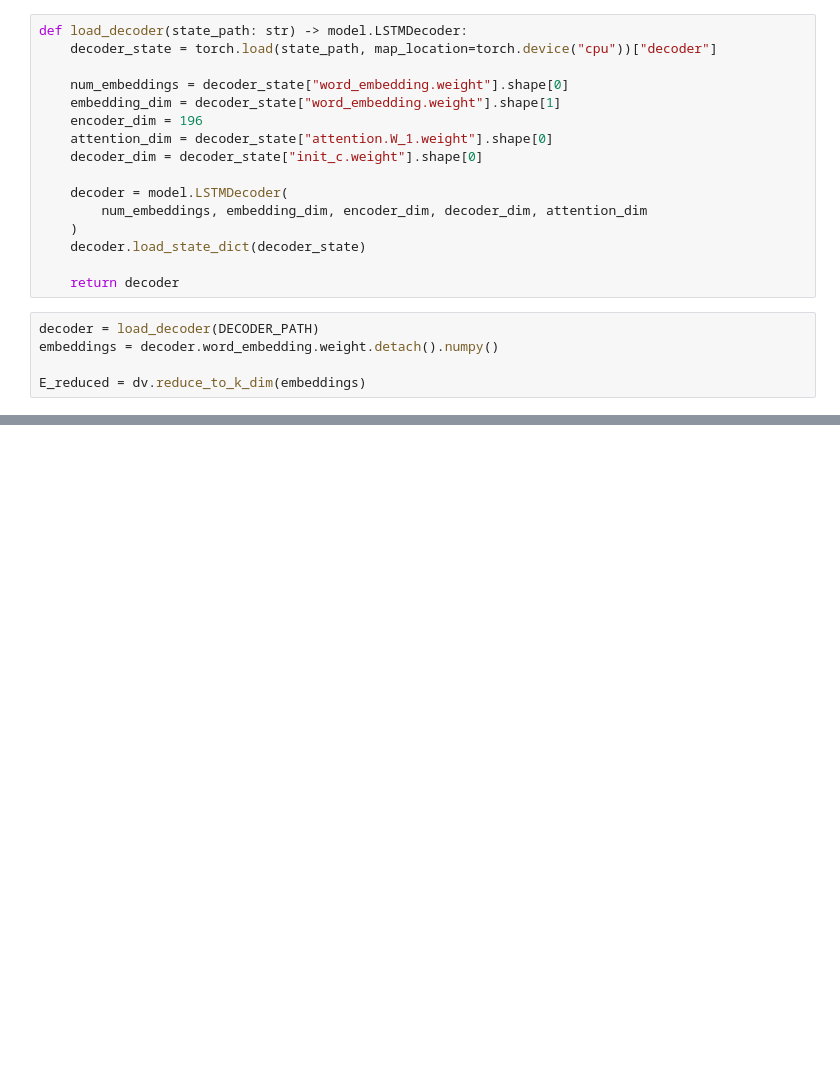
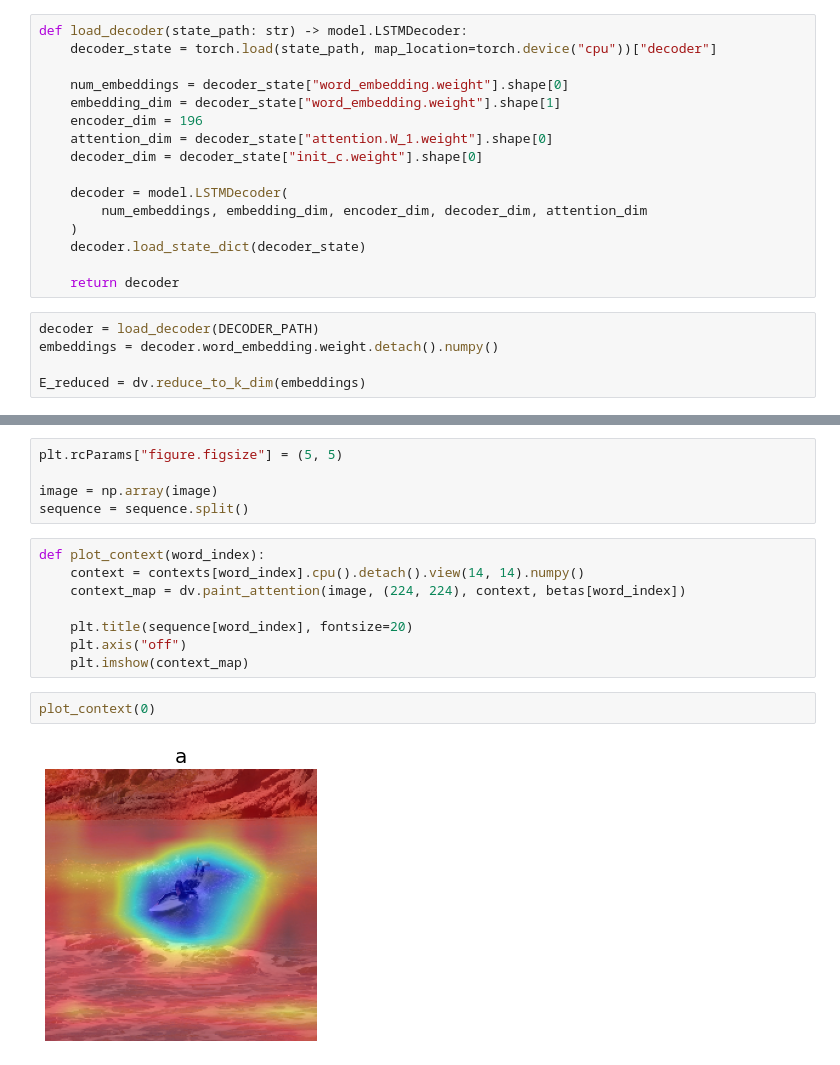
Before and after one commit to wiktorlazarski/Image-Captioning-with-Visual-Attention, a Jupyter notebook: notebooks/evaluating/Model_Visualisation.ipynb, the cells around one changed output, grey strips where cells are left out. Cells and saved outputs as stored; diff of their text form; blank space fills up the shorter version.

```diff
--- a/notebooks/evaluating/Model_Visualisation.ipynb
+++ b/notebooks/evaluating/Model_Visualisation.ipynb
@@ -51,0 +115,17 @@ dv.plot_embeddings(E_reduced, ["cat", "dog", "woman", "man", "photo", "picture"]
+# %%
+plt.rcParams["figure.figsize"] = (5, 5)
+
+image = np.array(image)
+sequence = sequence.split()
+# %%
+def plot_context(word_index):
+    context = contexts[word_index].cpu().detach().view(14, 14).numpy()
+    context_map = dv.paint_attention(image, (224, 224), context, betas[word_index])
+
+    plt.title(sequence[word_index], fontsize=20)
+    plt.axis("off")
+    plt.imshow(context_map)
+# %%
+plot_context(0)
+# %% [output]
+[figure, added]
```
Also changed, not shown: parts of 19 cells of this notebook, 3 other files.
